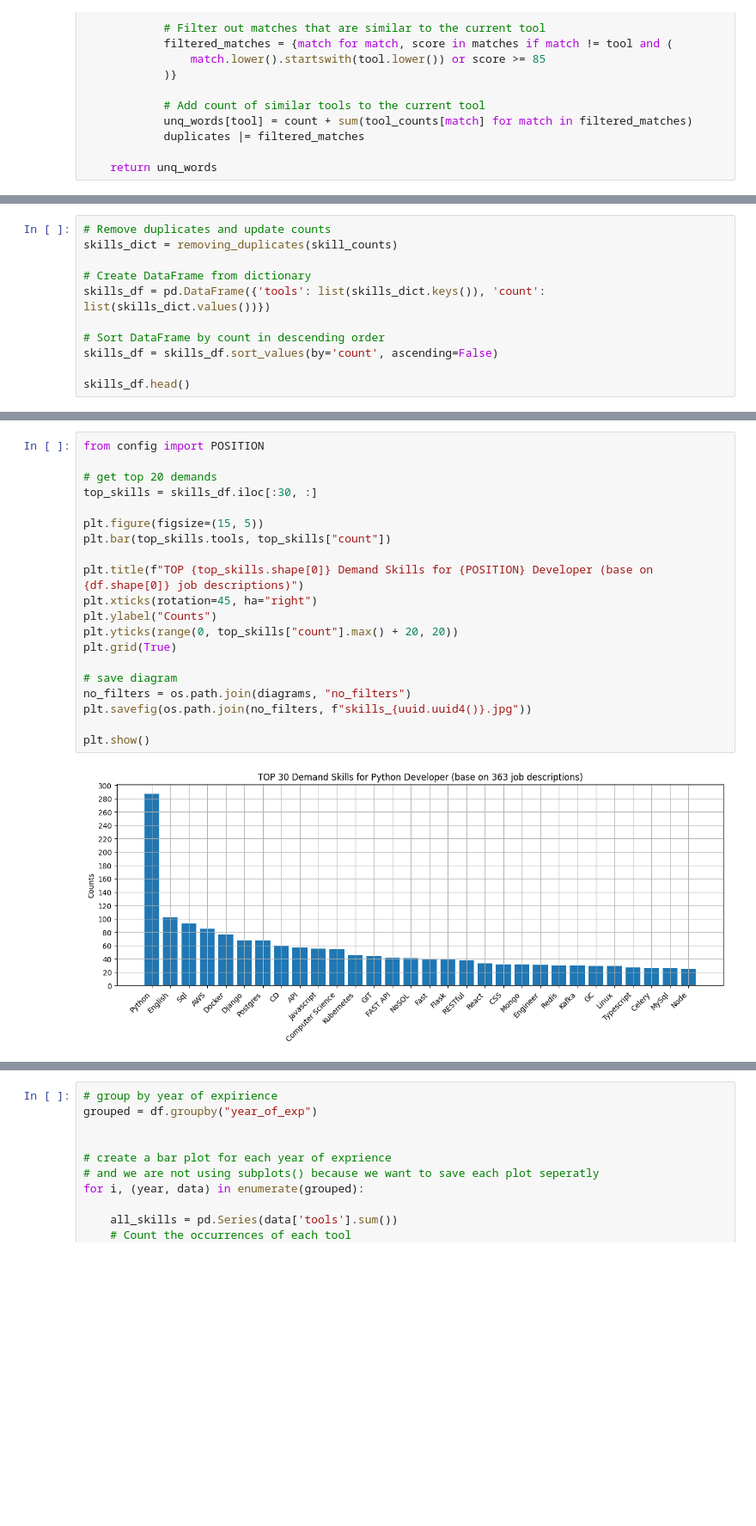
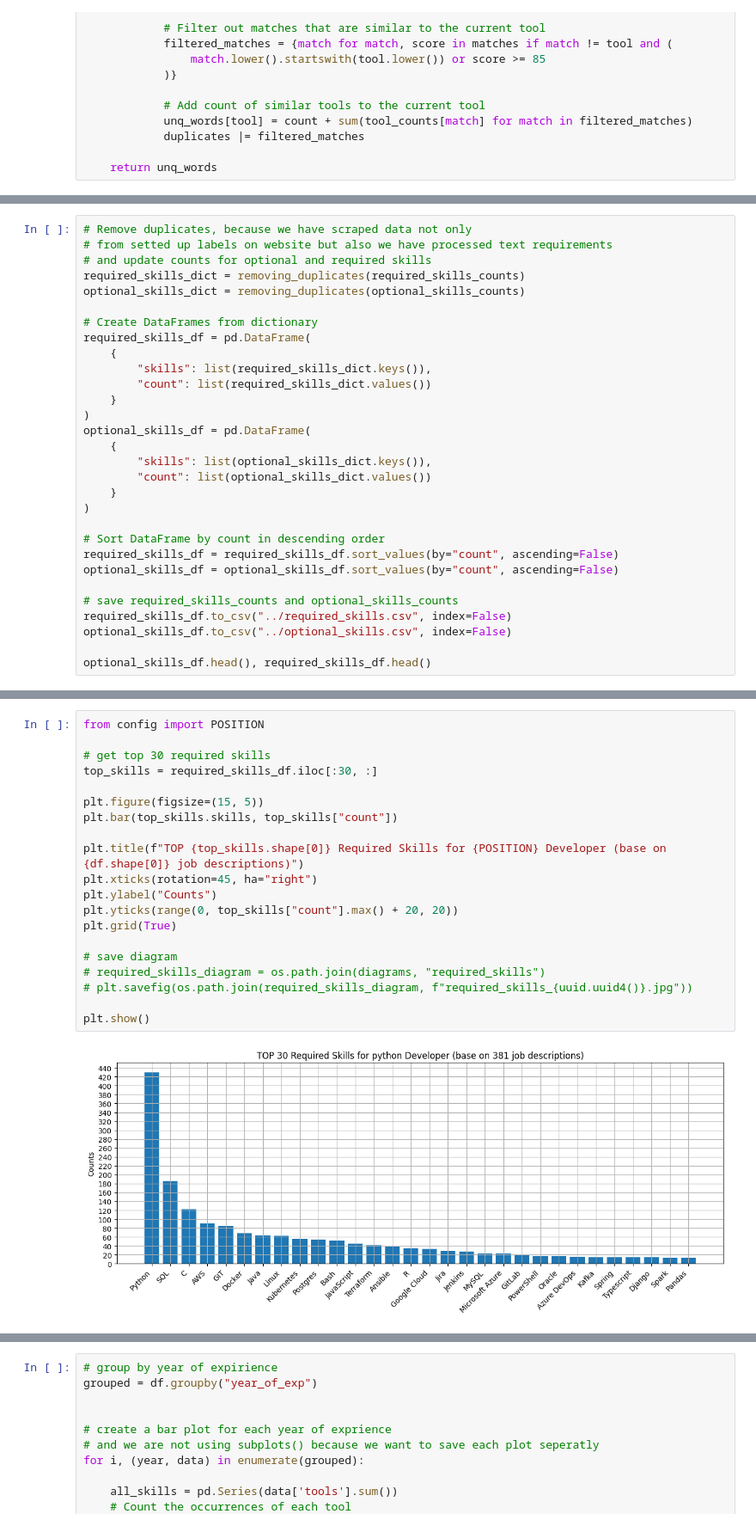
Before and after one commit to danieladdisonorg/Jobsite-Scraper-and-Analyzer, a Jupyter notebook: analyzing/analyze_djinni.ipynb, the cells around one changed output, grey strips where cells are left out. Shown at 86% size. Saved outputs shown, nothing was run; the diff lists cells and outputs as text; blank space fills up the shorter version.

```diff
--- a/analyzing/analyze_djinni.ipynb
+++ b/analyzing/analyze_djinni.ipynb
@@ -104,13 +140,32 @@ Docker      75
 Name: count, dtype: int64
 # %%
-# Remove duplicates and update counts
-skills_dict = removing_duplicates(skill_counts)
+# Remove duplicates, because we have scraped data not only
+# from setted up labels on website but also we have processed text requirements
+# and update counts for optional and required skills
+required_skills_dict = removing_duplicates(required_skills_counts)
+optional_skills_dict = removing_duplicates(optional_skills_counts)
 
-# Create DataFrame from dictionary
-skills_df = pd.DataFrame({'tools': list(skills_dict.keys()), 'count': list(skills_dict.values())})
+# Create DataFrames from dictionary
+required_skills_df = pd.DataFrame(
+    {
+        "skills": list(required_skills_dict.keys()),
+        "count": list(required_skills_dict.values())
+    }
+)
+optional_skills_df = pd.DataFrame(
+    {
+        "skills": list(optional_skills_dict.keys()),
+        "count": list(optional_skills_dict.values())
+    }
+)
 
 # Sort DataFrame by count in descending order
-skills_df = skills_df.sort_values(by='count', ascending=False)
+required_skills_df = required_skills_df.sort_values(by="count", ascending=False)
+optional_skills_df = optional_skills_df.sort_values(by="count", ascending=False)
 
-skills_df.head()
+# save required_skills_counts and optional_skills_counts
+required_skills_df.to_csv("../required_skills.csv", index=False)
+optional_skills_df.to_csv("../optional_skills.csv", index=False)
+
+optional_skills_df.head(), required_skills_df.head()
 # %% [output]
@@ -123,22 +184,22 @@ skills_df.head()
 # %%
 from config import POSITION
 
-# get top 20 demands
-top_skills = skills_df.iloc[:30, :]
+# get top 30 required skills
+top_skills = required_skills_df.iloc[:30, :]
 
 plt.figure(figsize=(15, 5))
-plt.bar(top_skills.tools, top_skills["count"])
+plt.bar(top_skills.skills, top_skills["count"])
 
-plt.title(f"TOP {top_skills.shape[0]} Demand Skills for {POSITION} Developer (base on {df.shape[0]} job descriptions)")
+plt.title(f"TOP {top_skills.shape[0]} Required Skills for {POSITION} Developer (base on {df.shape[0]} job descriptions)")
 plt.xticks(rotation=45, ha="right")
 plt.ylabel("Counts")
 plt.yticks(range(0, top_skills["count"].max() + 20, 20))
 plt.grid(True)
 
 # save diagram
-no_filters = os.path.join(diagrams, "no_filters")
-plt.savefig(os.path.join(no_filters, f"skills_{uuid.uuid4()}.jpg"))
+# required_skills_diagram = os.path.join(diagrams, "required_skills")
+# plt.savefig(os.path.join(required_skills_diagram, f"required_skills_{uuid.uuid4()}.jpg"))
 
 plt.show()
 # %% [output]
-[figure, old version]
+[figure, new version]
```
Also changed, not shown: parts of 9 cells of this notebook.
